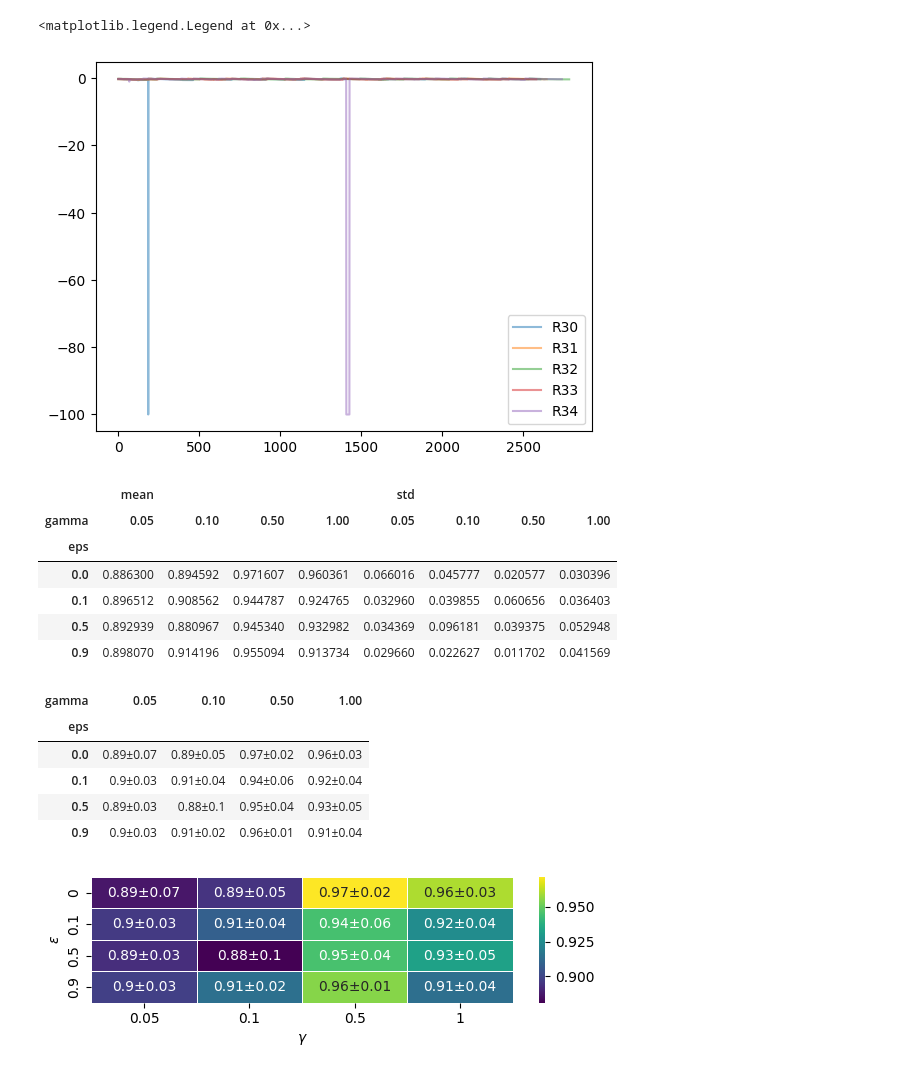
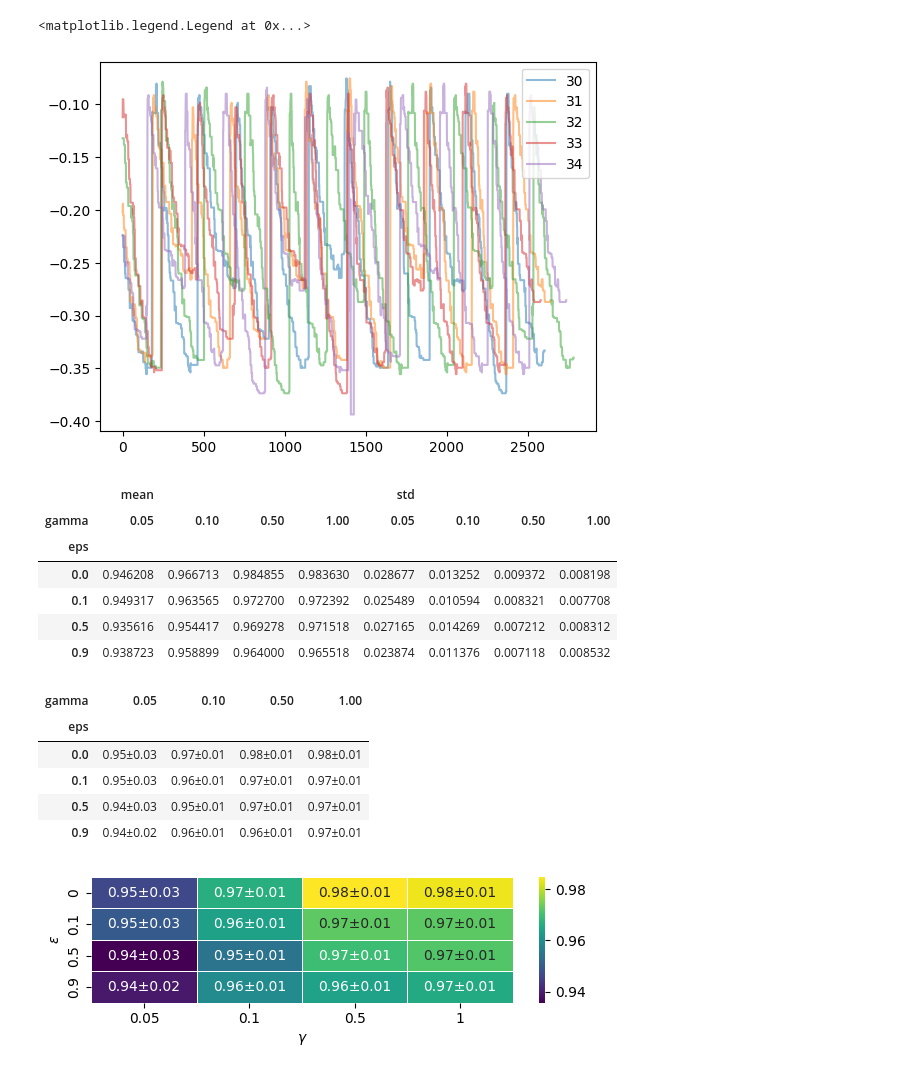
Before and after one commit to Yuriyzabegaev/FTHM-Solver, a Jupyter notebook: solver_selection_thm/spe_results_model_analysis_3.ipynb, the cells around one changed output. Drawn from its saved outputs; the diff is of its cells as text; code cells hidden in the pictures.

```diff
--- a/solver_selection_thm/spe_results_model_analysis_3.ipynb
+++ b/solver_selection_thm/spe_results_model_analysis_3.ipynb
@@ -0,0 +1,13 @@
+# %%
+from limited_data_experiment import (
+    score_oracle,
+    do_experiment,
+    load_experiments_data_spe,
+)
+import numpy as np
+from itertools import count
+import multiprocessing as mp
+from functools import partial
+
+# ALL_RUNS = [30, 31, 32, 33, 34]
+ALL_RUNS = [100, 101, 102, 103, 104]
@@ -1,13 +60,28 @@
 # %%
-from limited_data_experiment import do_experiment, ALL_RUNS, EPSGREEDY_EXPECTATION, top_1_normalized_score, top_eps_accuracy
+from limited_data_experiment import (
+    do_experiment,
+    load_experiments_data_spe,
+)
 from itertools import count
 import multiprocessing as mp
 from functools import partial
 
-GAMMA_VALS = [0.05, 0.1, 0.5, 1]
-EPS_VALS = [0, 0.1, 0.5, 0.9]
+GAMMA_VALS = [
+    0.05,
+    0.1,
+    0.5,
+    1,
+]
+EPS_VALS = [
+    0,
+    0.1,
+    0.5,
+    0.9,
+]
 
 experiment_setups = []
+
+
 for seq_id in ALL_RUNS:
     for gamma in GAMMA_VALS:
         for eps in EPS_VALS:
@@ -42,8 +116,9 @@ for experiment in experiment_setups:
 num_processes = mp.cpu_count()
 print(f"{num_processes = }")
 with mp.Pool(num_processes) as pool:
-    results = pool.map(partial(do_experiment, dir="../stats/"), experiment_setups)
+    results = pool.map(partial(do_experiment, load_experiments_data=partial(load_experiments_data_spe, dir="../stats/"), all_run_ids=ALL_RUNS), experiment_setups)
 
-# results = [do_experiment(x, dir="../stats/") for x in experiment_setups]
+
+# results = [do_experiment(x, load_experiments_data=partial(load_experiments_data_spe, dir="../stats/")) for x in experiment_setups]
 # %% [output]
 num_processes = 16
@@ -65,0 +141,2 @@ Done experiment 87 / 90
+# %%
+results = [do_experiment(x, load_experiments_data=partial(load_experiments_data_spe, dir="../stats/"), all_run_ids=ALL_RUNS) for x in experiment_setups]
@@ -135,12 +204,12 @@ df
 # %%
 from matplotlib import pyplot as plt
 
 for row in df[(df.eps == 0) & (df.gamma == 1) & (df.incremental_learning) & ~df.one_decision].itertuples(index=False):
-    plt.plot((row.yfeedback), label=row.seq_id, alpha=0.5)
+    plt.plot((row.yoracle), label=row.seq_id, alpha=0.5)
 plt.legend()
 # %% [output]
 <matplotlib.legend.Legend at 0x...>
-[figure, old version]
+[figure, new version]
 # %%
 df_heatmap = df[(df.incremental_learning) & ~(df.one_decision)]
 # df_heatmap = df_heatmap.groupby(["eps", 'gamma'])["mean_TopEPS"].agg(["mean", 'std']).unstack()
@@ -151,20 +220,20 @@ df_heatmap
 |  | mean |  |  |  | std |  |  |  |
 | gamma | 0.05 | 0.10 | 0.50 | 1.00 | 0.05 | 0.10 | 0.50 | 1.00 |
 | eps |  |  |  |  |  |  |  |  |
-| 0.0 | 0.886300 | 0.894592 | 0.971607 | 0.960361 | 0.066016 | 0.045777 | 0.020577 | 0.030396 |
-| 0.1 | 0.896512 | 0.908562 | 0.944787 | 0.924765 | 0.032960 | 0.039855 | 0.060656 | 0.036403 |
-| 0.5 | 0.892939 | 0.880967 | 0.945340 | 0.932982 | 0.034369 | 0.096181 | 0.039375 | 0.052948 |
-| 0.9 | 0.898070 | 0.914196 | 0.955094 | 0.913734 | 0.029660 | 0.022627 | 0.011702 | 0.041569 |
+| 0.0 | 0.946208 | 0.966713 | 0.984855 | 0.983630 | 0.028677 | 0.013252 | 0.009372 | 0.008198 |
+| 0.1 | 0.949317 | 0.963565 | 0.972700 | 0.972392 | 0.025489 | 0.010594 | 0.008321 | 0.007708 |
+| 0.5 | 0.935616 | 0.954417 | 0.969278 | 0.971518 | 0.027165 | 0.014269 | 0.007212 | 0.008312 |
+| 0.9 | 0.938723 | 0.958899 | 0.964000 | 0.965518 | 0.023874 | 0.011376 | 0.007118 | 0.008532 |
 # %%
 annot = df_heatmap['mean'].round(2).astype(str) + "±" + df_heatmap['std'].round(2).astype(str)
 annot
 # %% [output]
 | gamma | 0.05 | 0.10 | 0.50 | 1.00 |
 | eps |  |  |  |  |
-| 0.0 | 0.89±0.07 | 0.89±0.05 | 0.97±0.02 | 0.96±0.03 |
-| 0.1 | 0.9±0.03 | 0.91±0.04 | 0.94±0.06 | 0.92±0.04 |
-| 0.5 | 0.89±0.03 | 0.88±0.1 | 0.95±0.04 | 0.93±0.05 |
-| 0.9 | 0.9±0.03 | 0.91±0.02 | 0.96±0.01 | 0.91±0.04 |
+| 0.0 | 0.95±0.03 | 0.97±0.01 | 0.98±0.01 | 0.98±0.01 |
+| 0.1 | 0.95±0.03 | 0.96±0.01 | 0.97±0.01 | 0.97±0.01 |
+| 0.5 | 0.94±0.03 | 0.95±0.01 | 0.97±0.01 | 0.97±0.01 |
+| 0.9 | 0.94±0.02 | 0.96±0.01 | 0.96±0.01 | 0.97±0.01 |
 # %%
 plt.figure(figsize=(6, 2))
 sns.heatmap(
@@ -184,7 +253,7 @@ plt.xlabel(r"$\gamma$")
 plt.tight_layout()
 # plt.savefig("scenarioA_topeps.pdf")
 # %% [output]
-[figure, old version]
+[figure, new version]
 # %%
 from sklearn.neural_network import MLPRegressor
 # %%
```
Also changed, not shown: parts of 10 cells of this notebook, 11 other files.
